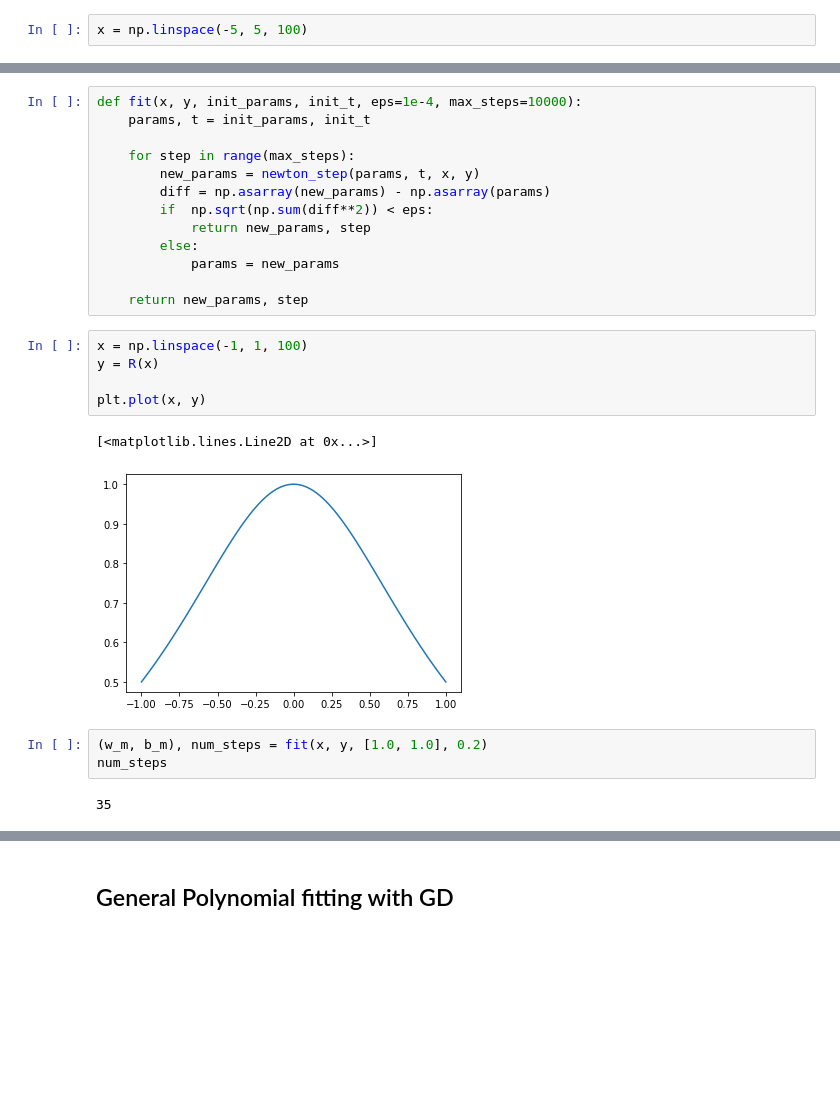
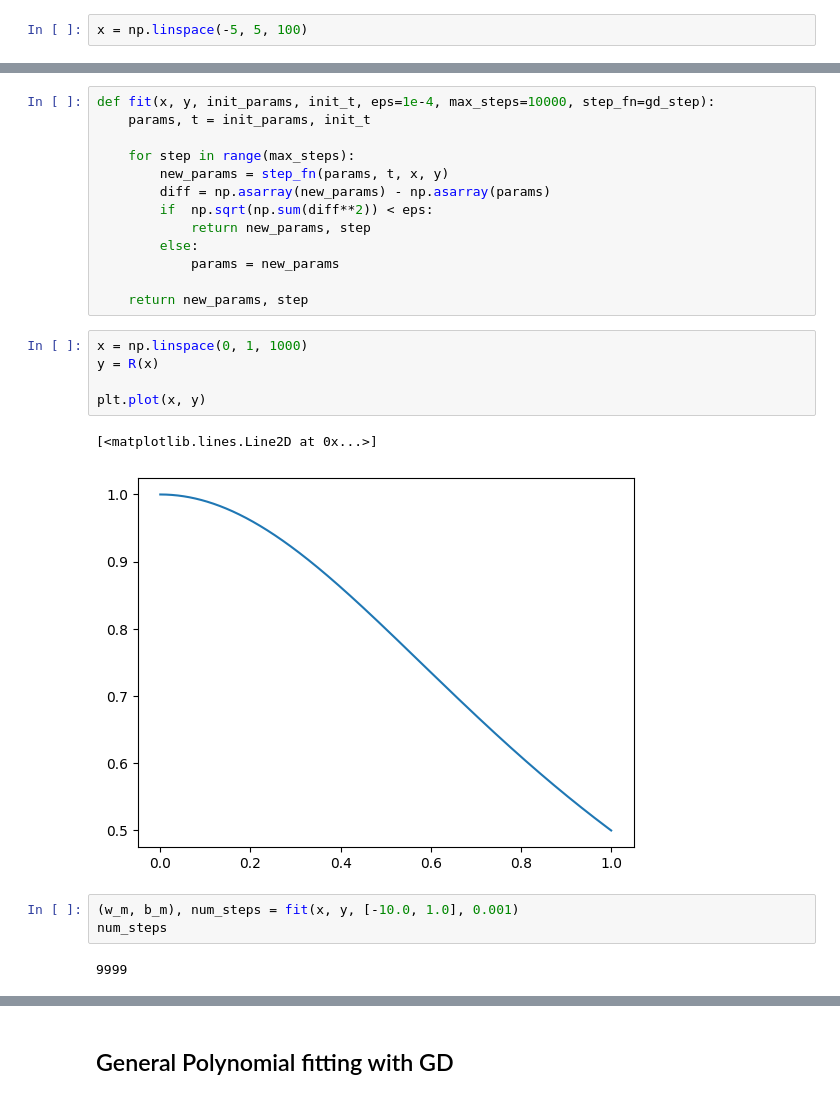
Before and after one commit to mazhengcn/scientific-computing-with-python, a Jupyter notebook: others/fitting.ipynb, the cells around one changed output, grey strips where cells are left out. Saved outputs shown, nothing was run; the diff lists cells and outputs as text; blank space fills up the shorter version.

```diff
--- a/others/fitting.ipynb
+++ b/others/fitting.ipynb
@@ -104,9 +186,9 @@ ax.plot(x, R(x))
 # %%
-def fit(x, y, init_params, init_t, eps=1e-4, max_steps=10000):
+def fit(x, y, init_params, init_t, eps=1e-4, max_steps=10000, step_fn=gd_step):
     params, t = init_params, init_t
 
     for step in range(max_steps):
-        new_params = newton_step(params, t, x, y)
+        new_params = step_fn(params, t, x, y)
         diff = np.asarray(new_params) - np.asarray(params)
         if  np.sqrt(np.sum(diff**2)) < eps:
             return new_params, step
@@ -115,18 +197,18 @@ def fit(x, y, init_params, init_t, eps=1e-4, max_steps=10000):
 
     return new_params, step
 # %%
-x = np.linspace(-1, 1, 100)
+x = np.linspace(0, 1, 1000)
 y = R(x)
 
 plt.plot(x, y)
 # %% [output]
 [<matplotlib.lines.Line2D at 0x...>]
-[figure, old version]
+[figure, new version]
 # %%
-(w_m, b_m), num_steps = fit(x, y, [1.0, 1.0], 0.2)
+(w_m, b_m), num_steps = fit(x, y, [-10.0, 1.0], 0.001)
 num_steps
 # %% [output]
-35
+9999
 # %%
 w_m, b_m
 # %% [output]
```
Also changed, not shown: parts of 19 cells of this notebook, 4 other files.
